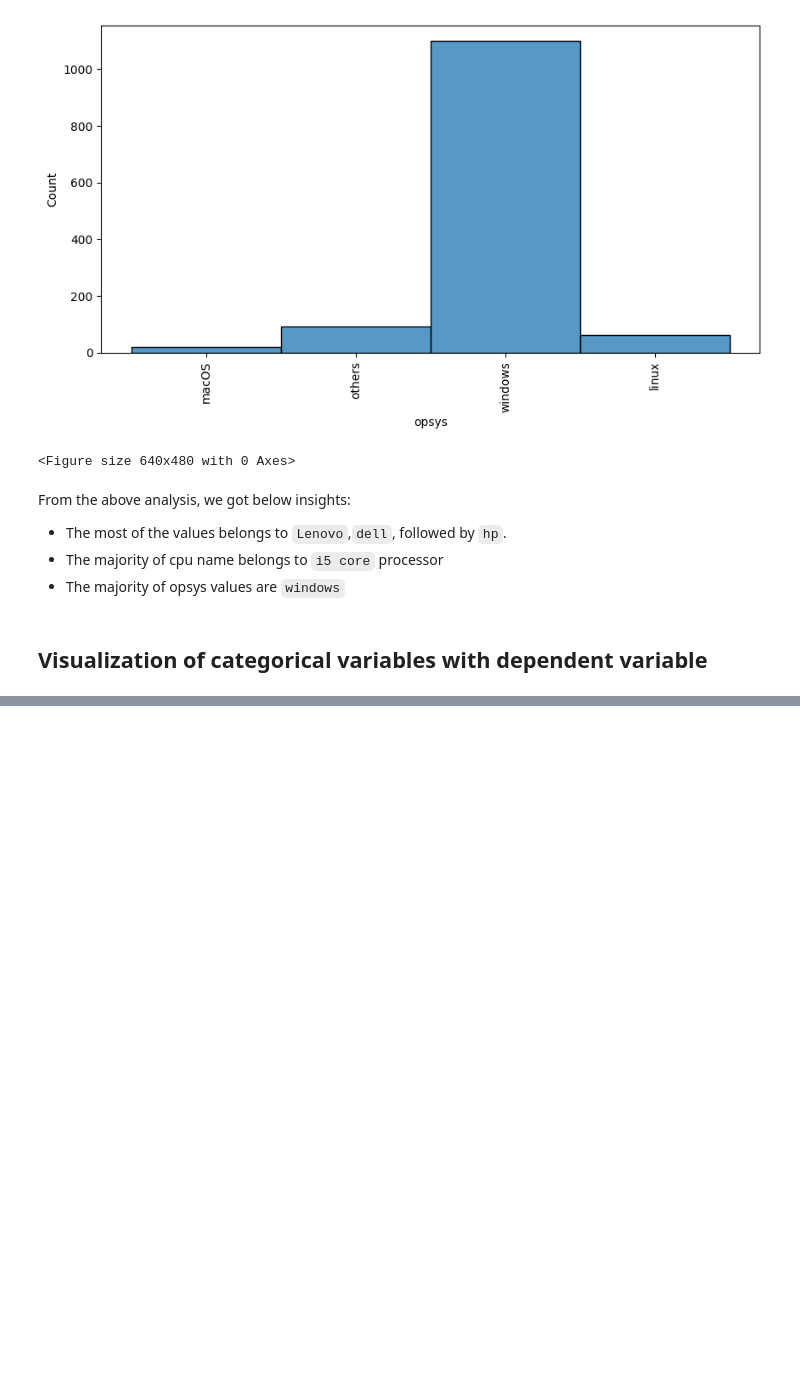
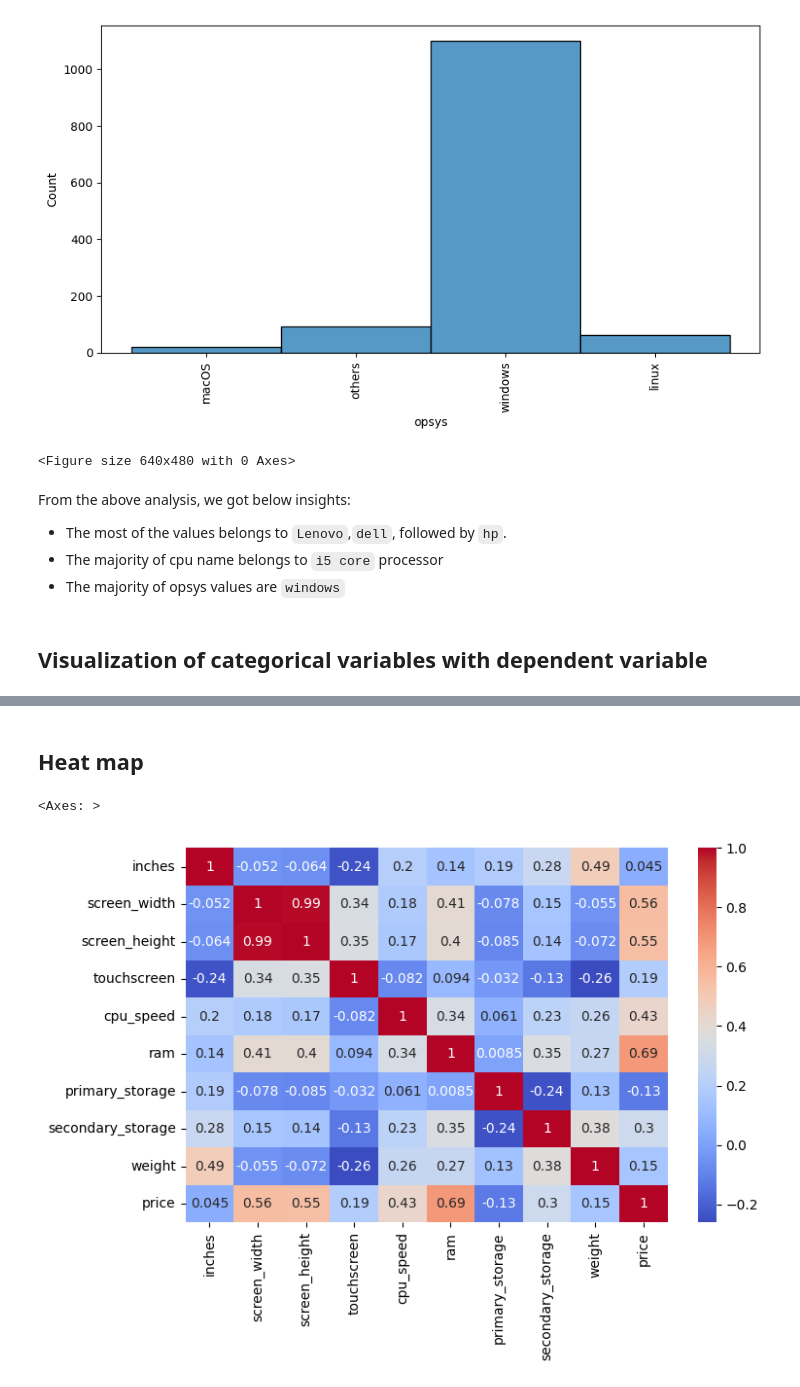
Before and after one commit to Jamal-1018/Laptops_price_predicition_ML, a Jupyter notebook: laptops_price_predicition_ML.ipynb, the cells around one changed output, grey strips where cells are left out. Cells and saved outputs as stored; diff of their text form; code cells hidden in the pictures; blank space fills up the shorter version.

```diff
--- a/laptops_price_predicition_ML.ipynb
+++ b/laptops_price_predicition_ML.ipynb
@@ -262,0 +312,9 @@ for i, col in  enumerate(cat_var):
+# %% [markdown]
+## Heat map
+# %%
+# visualization with heat map on continous variable
+plt.figure(figsize = (8,5))
+sns.heatmap(df[cont_var].corr(), annot = True, cmap = 'coolwarm')
+# %% [output]
+<Axes: >
+[figure, added]
```
Also changed, not shown: parts of 10 cells of this notebook.
